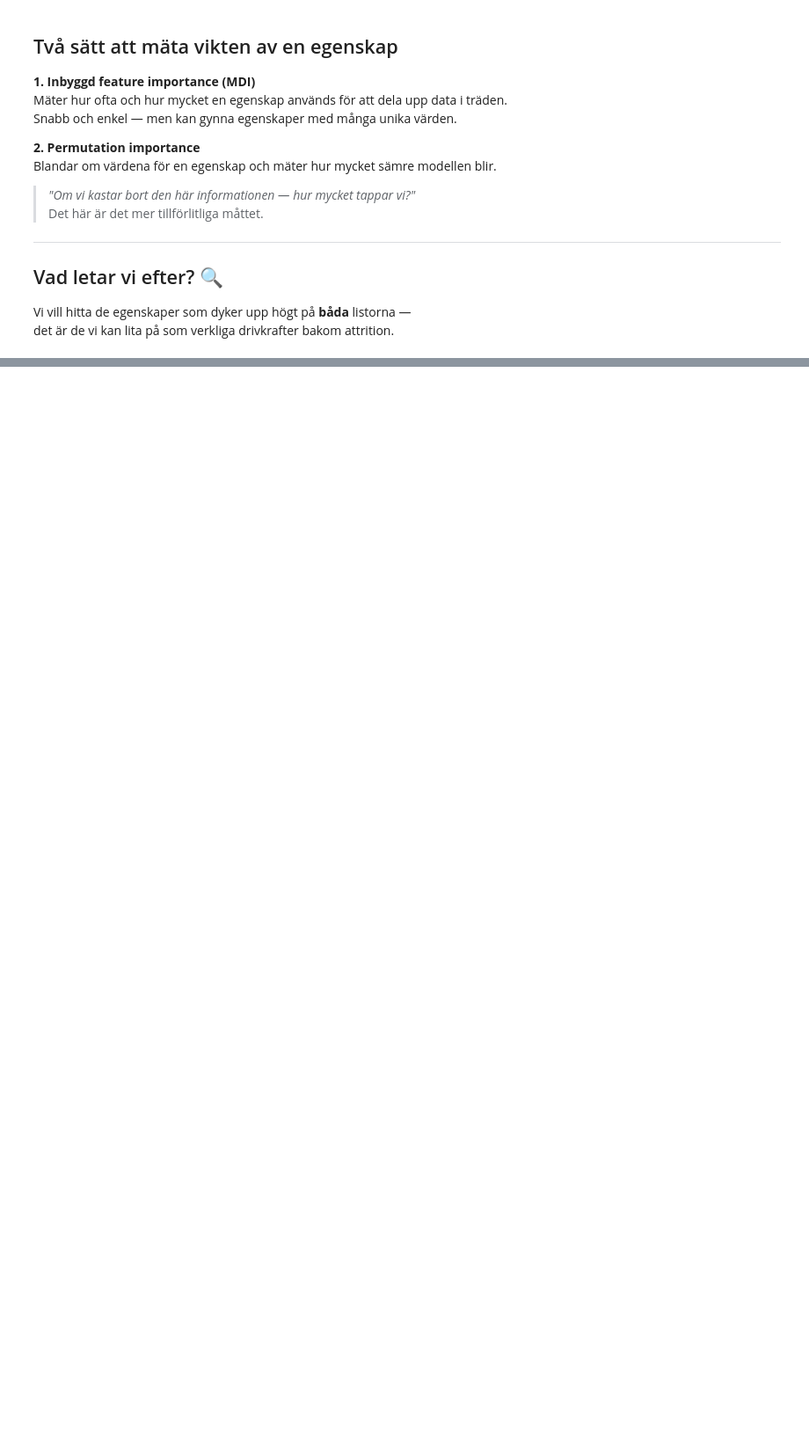
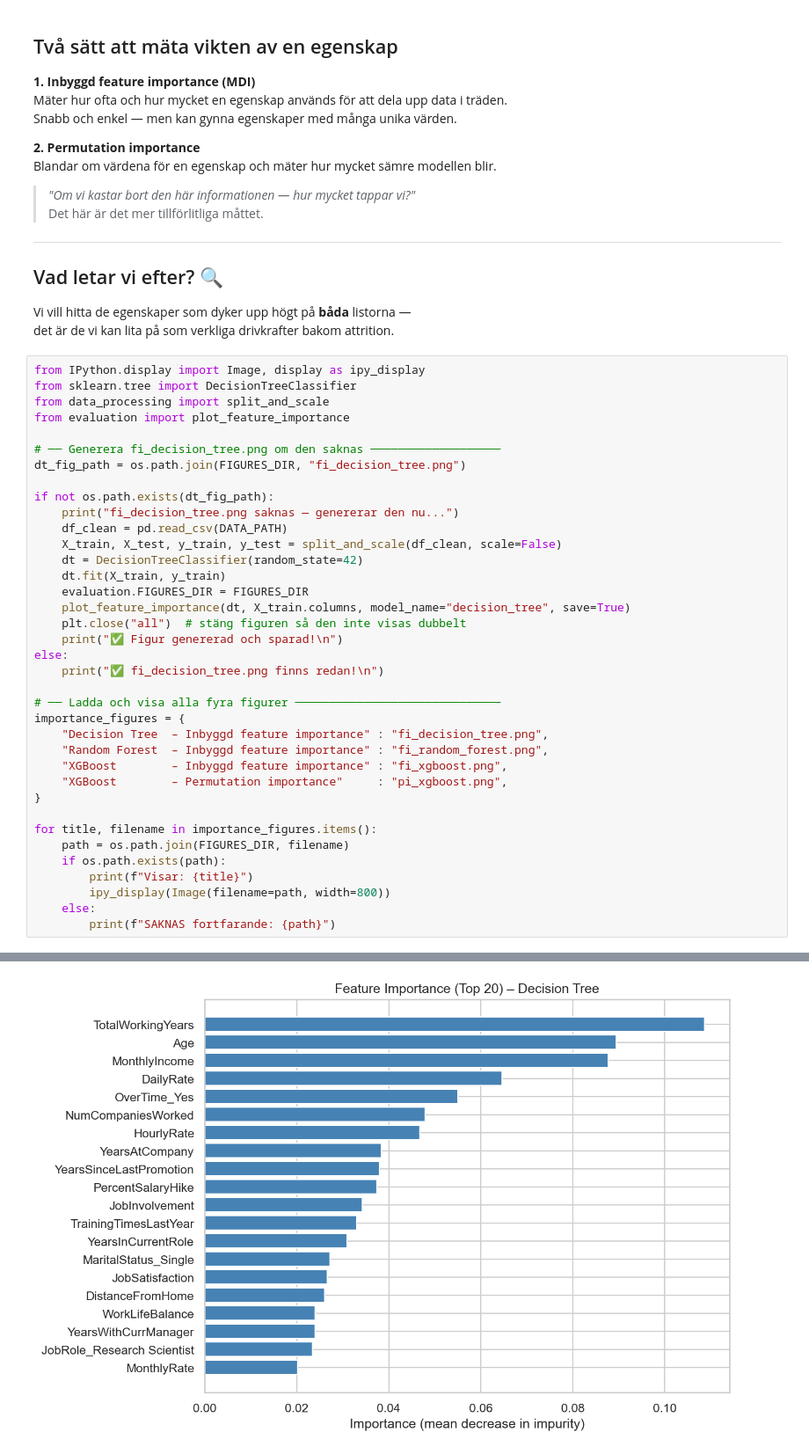
Before and after one commit to nicklasskoglund/ensemble-attrition-ml, a Jupyter notebook: notebooks/06_story.ipynb, the cells around one changed output, grey strips where cells are left out. Shown at 88% size. Drawn from its saved outputs; the diff is of its cells as text; blank space fills up the shorter version.

```diff
--- a/notebooks/06_story.ipynb
+++ b/notebooks/06_story.ipynb
@@ -443,3 +450,41 @@ Det här är det mer tillförlitliga måttet.
 
 Vi vill hitta de egenskaper som dyker upp högt på **båda** listorna —
 det är de vi kan lita på som verkliga drivkrafter bakom attrition.
+# %%
+from IPython.display import Image, display as ipy_display
+from sklearn.tree import DecisionTreeClassifier
+from data_processing import split_and_scale
+from evaluation import plot_feature_importance
+
+# ── Generera fi_decision_tree.png om den saknas ───────────────────
+dt_fig_path = os.path.join(FIGURES_DIR, "fi_decision_tree.png")
+
+if not os.path.exists(dt_fig_path):
+    print("fi_decision_tree.png saknas — genererar den nu...")
+    df_clean = pd.read_csv(DATA_PATH)
+    X_train, X_test, y_train, y_test = split_and_scale(df_clean, scale=False)
+    dt = DecisionTreeClassifier(random_state=42)
+    dt.fit(X_train, y_train)
+    evaluation.FIGURES_DIR = FIGURES_DIR
+    plot_feature_importance(dt, X_train.columns, model_name="decision_tree", save=True)
+    plt.close("all")  # stäng figuren så den inte visas dubbelt
+    print("✅ Figur genererad och sparad!\n")
+else:
+    print("✅ fi_decision_tree.png finns redan!\n")
+
+# ── Ladda och visa alla fyra figurer ──────────────────────────────
+importance_figures = {
+    "Decision Tree  – Inbyggd feature importance" : "fi_decision_tree.png",
+    "Random Forest  – Inbyggd feature importance" : "fi_random_forest.png",
+    "XGBoost        – Inbyggd feature importance" : "fi_xgboost.png",
+    "XGBoost        – Permutation importance"     : "pi_xgboost.png",
+}
+
+for title, filename in importance_figures.items():
+    path = os.path.join(FIGURES_DIR, filename)
+    if os.path.exists(path):
+        print(f"Visar: {title}")
+        ipy_display(Image(filename=path, width=800))
+    else:
+        print(f"SAKNAS fortfarande: {path}")
+# %% [output]
@@ -445,0 +494 @@ det är de vi kan lita på som verkliga drivkrafter bakom attrition.
+[figure, added]
```
Also changed, not shown: parts of 6 cells of this notebook.
